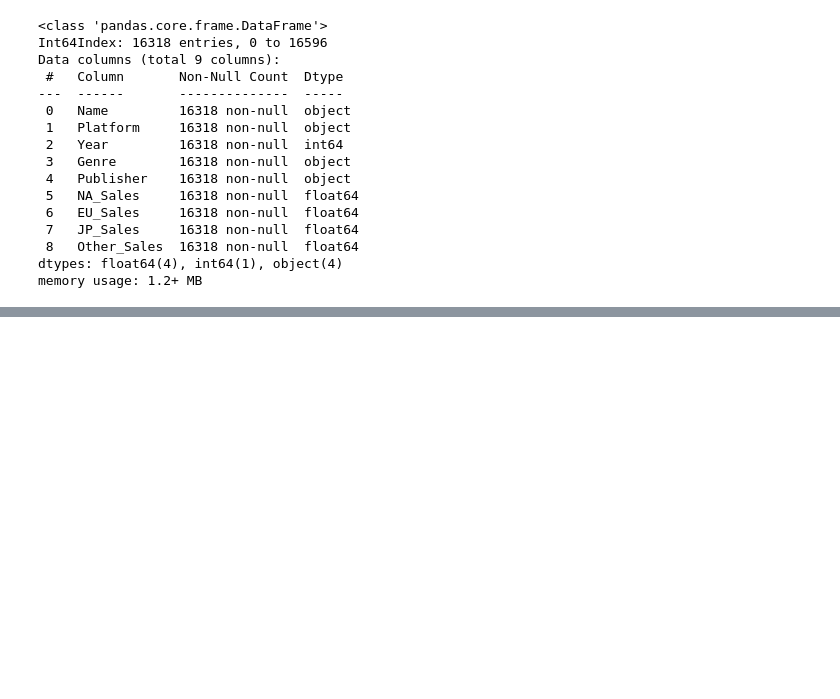
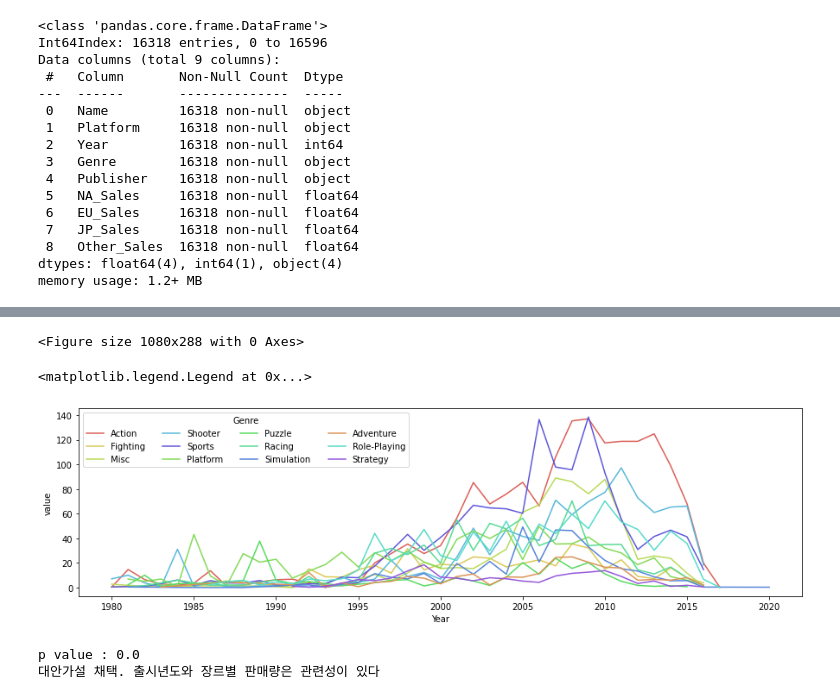
Before and after one commit to bhkwon89/Section1_project, a Jupyter notebook: Section1_Project.ipynb, the cells around one changed output, grey strips where cells are left out. Cells and saved outputs as stored; diff of their text form; code cells hidden in the pictures; blank space fills up the shorter version.

```diff
--- a/Section1_Project.ipynb
+++ b/Section1_Project.ipynb
@@ -525,0 +718,42 @@ ax.legend(loc='upper left',ncol=4, title="Platform")
+# %%
+# B. 출시년도에 따른 장르별 판매량
+#df
+df_yeargenre = df.melt(id_vars = ['Year','Genre'], value_vars = ['NA_Sales',	'EU_Sales',	'JP_Sales',	'Other_Sales'])
+df_yeargenre_tmp = df_yeargenre.groupby([ 'Year','Genre']).sum().reset_index()
+# %%
+# 그래프 그리기용 팔레트
+
+tmp_p = np.sort(df['Genre'].unique())
+color = (sns.color_palette('hls', int(len(df['Genre'].unique())*1.3)).as_hex())
+dict_color = dict(zip(tmp_p, color[:len(df['Genre'].unique())]))
+# %%
+plt.figure(figsize=(15,4))
+ax = sns.lineplot(x = 'Year', y = 'value',hue = 'Genre',  palette=dict_color,  data = df_yeargenre_tmp)
+
+ax.legend(loc='upper left',ncol=4, title="Genre")
+# %% [output]
+<Figure size 1080x288 with 0 Axes>
+<matplotlib.legend.Legend at 0x...>
+[figure, added]
+# %%
+wide_yeargenre_tmp = df_yeargenre_tmp.pivot_table(index = 'Year', columns = 'Genre', values = 'value')
+wide_yeargenre_tmp.fillna(0, inplace=True)
+
+from scipy.stats import chi2_contingency
+
+# 귀무가설 : 출시년도와 장르별 판매량은 관련성이 있다
+# 대안가설 : 출시년도와 장르별 판매량은 관련성이 있다
+
+chi2_val, p, dof, expected= chi2_contingency(wide_yeargenre_tmp, correction=False)
+
+
+if(p<0.05) :
+    print('p value :', p,"\n"+'대안가설 채택. 출시년도와 장르별 판매량은 관련성이 있다')
+else :
+    print('p value :', p,"\n"+'귀무가설 채택. 출시년도와 장르별 판매량은 관련성이 없다')
+
+
+# 따라서 출시년도 별 장르, 플랫폼의 트렌드가 있다.
+# %% [output]
+p value : 0.0
+대안가설 채택. 출시년도와 장르별 판매량은 관련성이 있다
```
Also changed, not shown: parts of 33 cells of this notebook.
